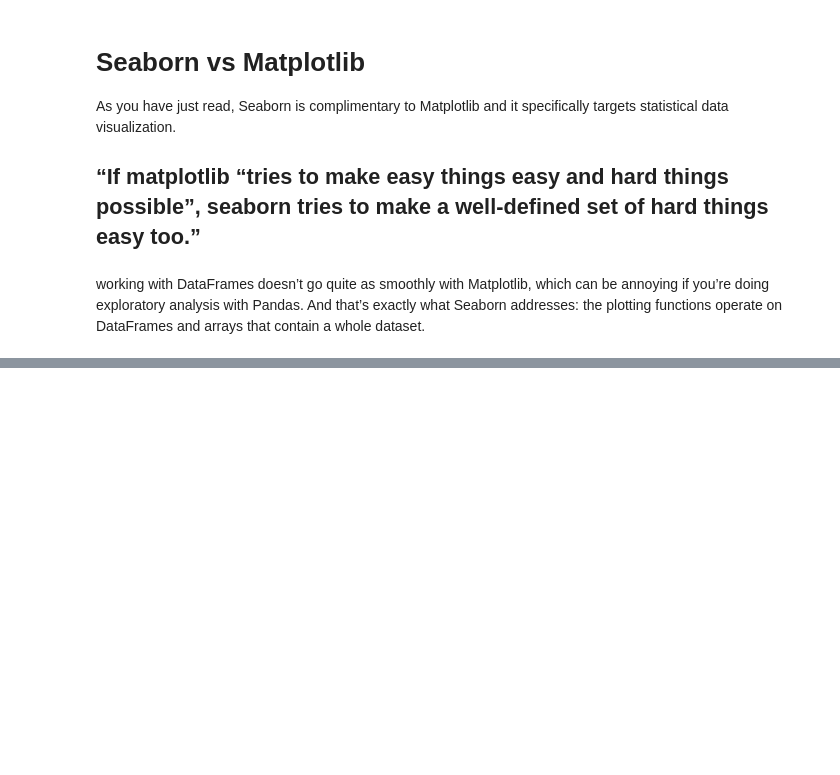
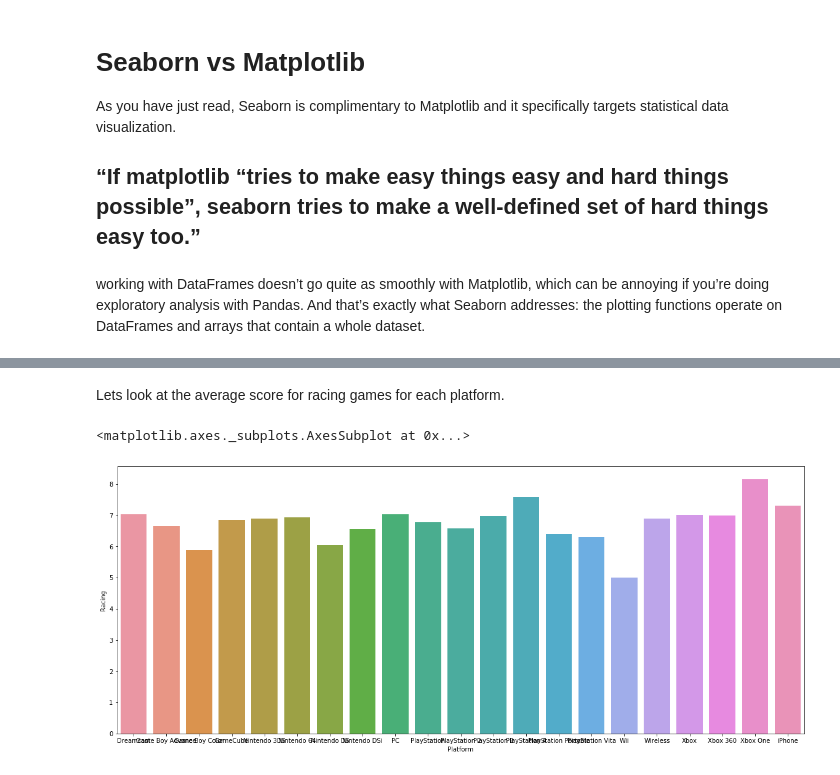
Before and after one commit to SB-Jr/tldr_plotting, a Jupyter notebook: Seaborn.ipynb, the cells around one changed output, grey strips where cells are left out. Saved outputs shown, nothing was run; the diff lists cells and outputs as text; code cells hidden in the pictures; blank space fills up the shorter version.

```diff
--- a/Seaborn.ipynb
+++ b/Seaborn.ipynb
@@ -12,0 +84,3 @@ working with DataFrames doesn’t go quite as smoothly with Matplotlib, which ca
+# %%
+ign_df = pd.read_csv(ign_scores_data_path, index_col='Platform')
+ign_df.head()
@@ -12,0 +95,8 @@ working with DataFrames doesn’t go quite as smoothly with Matplotlib, which ca
+# %% [markdown]
+Lets look at the average score for racing games for each platform.
+# %%
+plt.figure(figsize=(20,8))
+sns.barplot(x = ign_df.index, y= ign_df['Racing'])
+# %% [output]
+<matplotlib.axes._subplots.AxesSubplot at 0x...>
+[figure, added]
```
Also changed, not shown: parts of 21 cells of this notebook, 5 other files.
